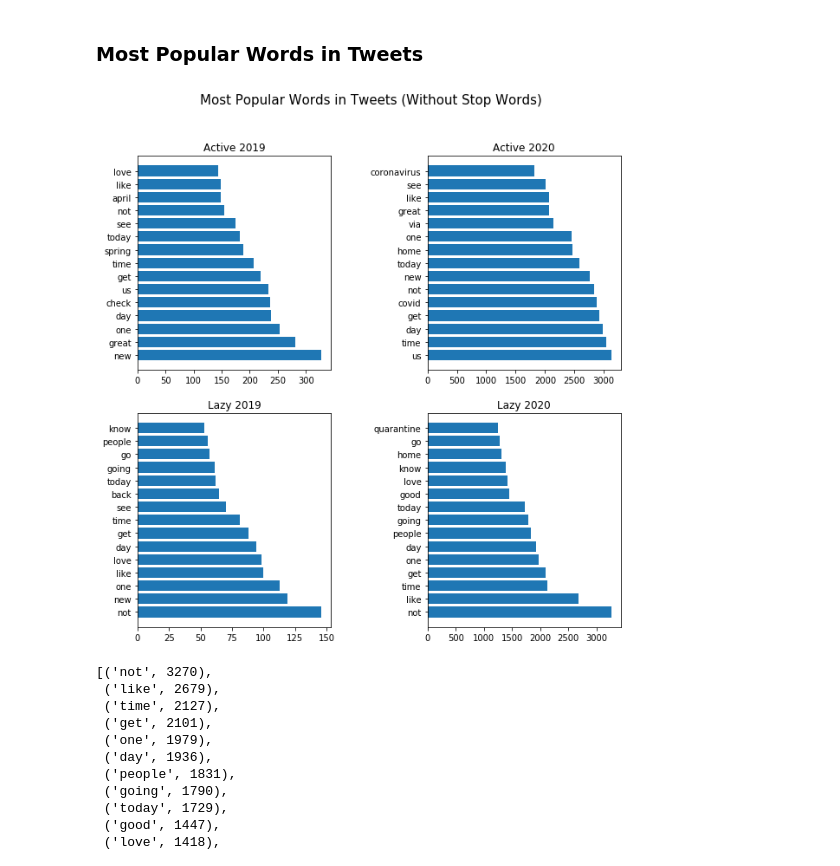
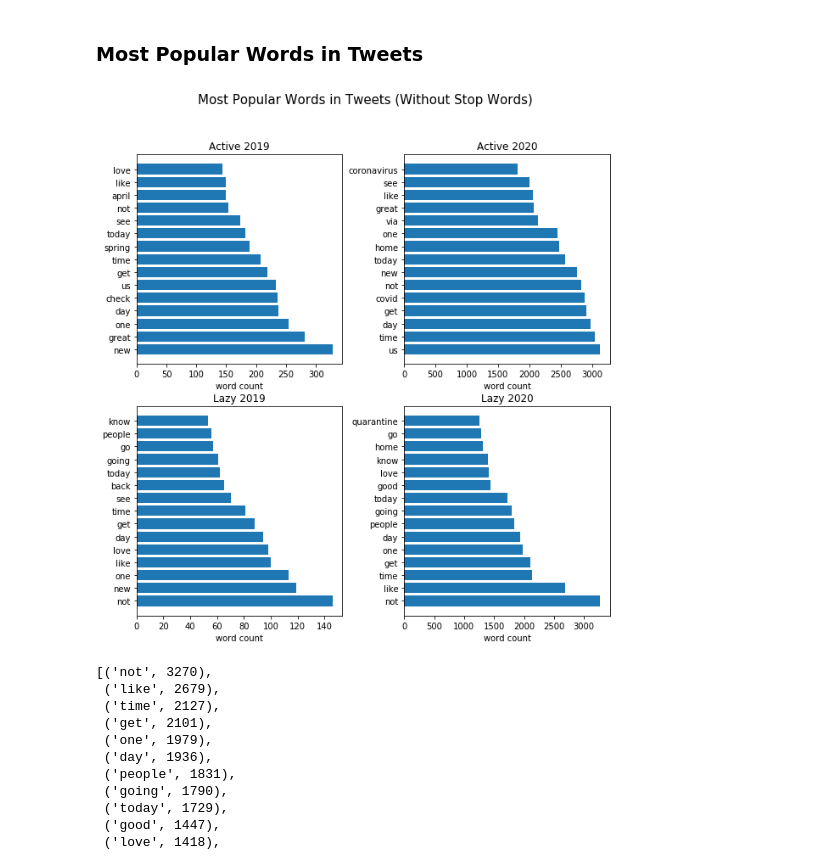
Before and after one commit to a-kantur/Springboard, a Jupyter notebook: Capstone Project 2/2. EDA and Data Story.ipynb, the cells around one changed output. Drawn from its saved outputs; the diff is of its cells as text; code cells hidden in the pictures.

```diff
--- a/Capstone Project 2/2. EDA and Data Story.ipynb
+++ b/Capstone Project 2/2. EDA and Data Story.ipynb
@@ -244,41 +265,45 @@ y =[]
 for i in range(0,15):
     y.append(counts_active19.most_common(15)[i][0])
     x.append(counts_active19.most_common(15)[i][1])
-#WordCloud(width=10, height=40).generate(y)
+
 _ = plt.barh(y, x)
+_ = plt.xlabel('word count')
 _ = plt.title('Active 2019')
 
 plt.subplot(2,2,2)
 x = []
 y =[]
 for i in range(0,15):
     y.append(counts_active20.most_common(15)[i][0])
     x.append(counts_active20.most_common(15)[i][1])
 _ = plt.barh(y, x)
+_ = plt.xlabel('word count')
 _ = plt.title('Active 2020')
 
 plt.subplot(2,2,3)
 x = []
 y =[]
 for i in range(0,15):
     y.append(counts_lazy19.most_common(15)[i][0])
     x.append(counts_lazy19.most_common(15)[i][1])
 _ = plt.barh(y, x)
+_ = plt.xlabel('word count')
 _ = plt.title('Lazy 2019')
 
 plt.subplot(2,2,4)
 x = []
 y =[]
 for i in range(0,15):
     y.append(counts_lazy20.most_common(15)[i][0])
     x.append(counts_lazy20.most_common(15)[i][1])
 _ = plt.barh(y, x)
+_ = plt.xlabel('word count')
 _ = plt.title('Lazy 2020')
 
-_ = plt.subplots_adjust(wspace = 0.5, hspace = 0.2)
+_ = plt.subplots_adjust(wspace = 0.3, hspace = 0.2)
 plt.savefig(fname='Most Popular Words')
 # %% [output]
-[figure, old version]
+[figure, new version]
 # %%
 counts_lazy20.most_common(15)
 # %% [output]
```
Also changed, not shown: parts of 4 cells of this notebook, 3 other files.
